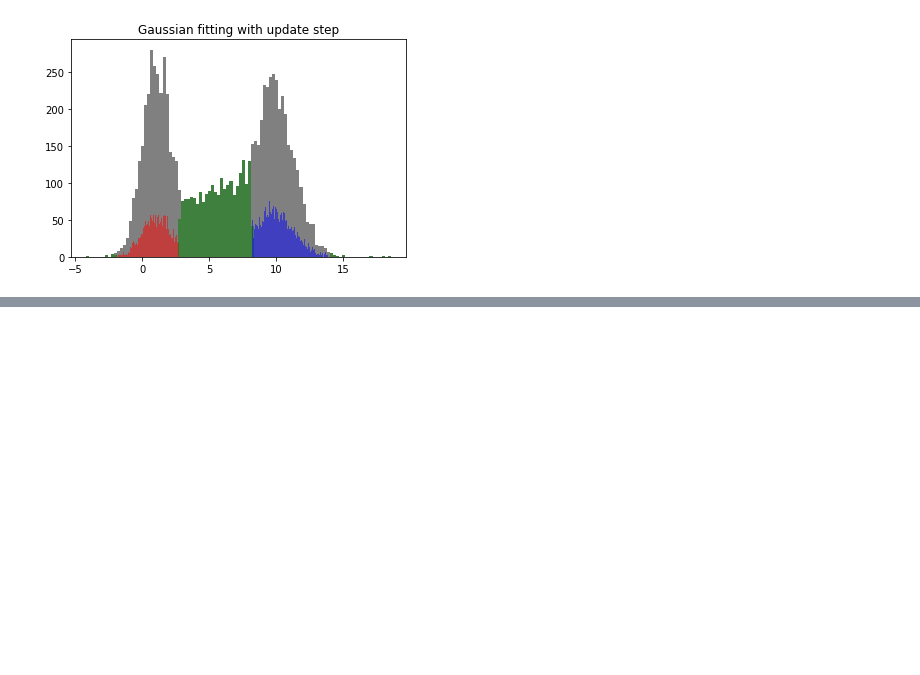
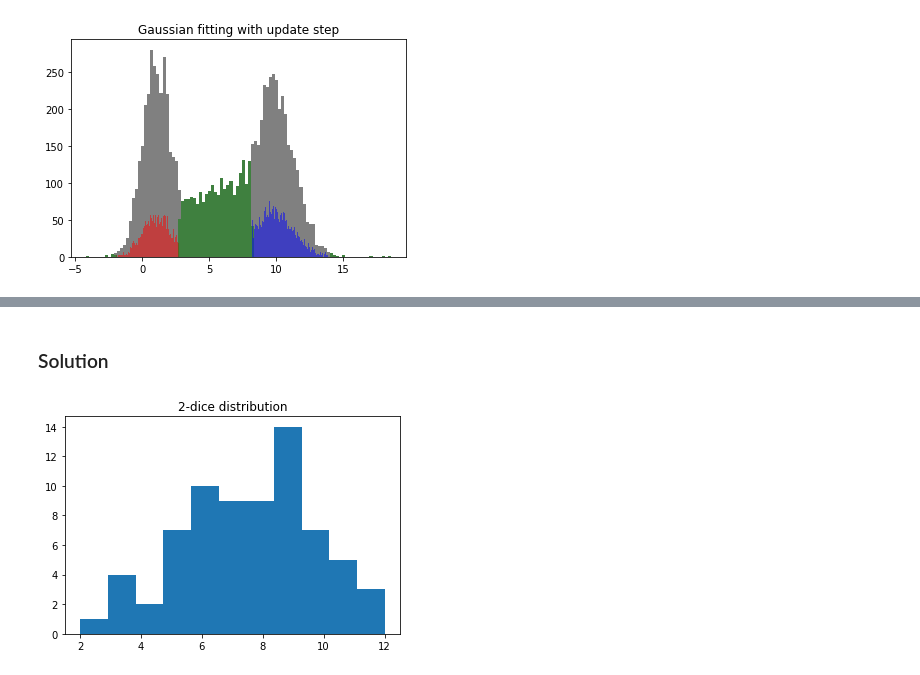
Before and after one commit to davidezanella/spe-assignments, a Jupyter notebook: Homework 2/delivery/report.ipynb, the cells around one changed output, grey strips where cells are left out. Cells and saved outputs as stored; diff of their text form; code cells hidden in the pictures; blank space fills up the shorter version.

Commit message:
Add exercise 4 solution

```diff
--- a/Homework 2/delivery/report.ipynb
+++ b/Homework 2/delivery/report.ipynb
@@ -360,0 +417,15 @@ plt.show()
+# %% [markdown]
+### Solution
+# %%
+values = [2] + [3]*4 + [4]*2 + [5]*7 + [6]*10 + [7]*9 + [8]*9 + [9]*14 + [10]*7 + [11]*5 + [12]*3
+# %%
+%matplotlib inline
+import matplotlib.pyplot as plt
+
+
+plt.hist(values, bins=11)
+
+plt.title('2-dice distribution')
+plt.show()
+# %% [output]
+[figure, added]
```
Also changed, not shown: parts of 8 cells of this notebook.
